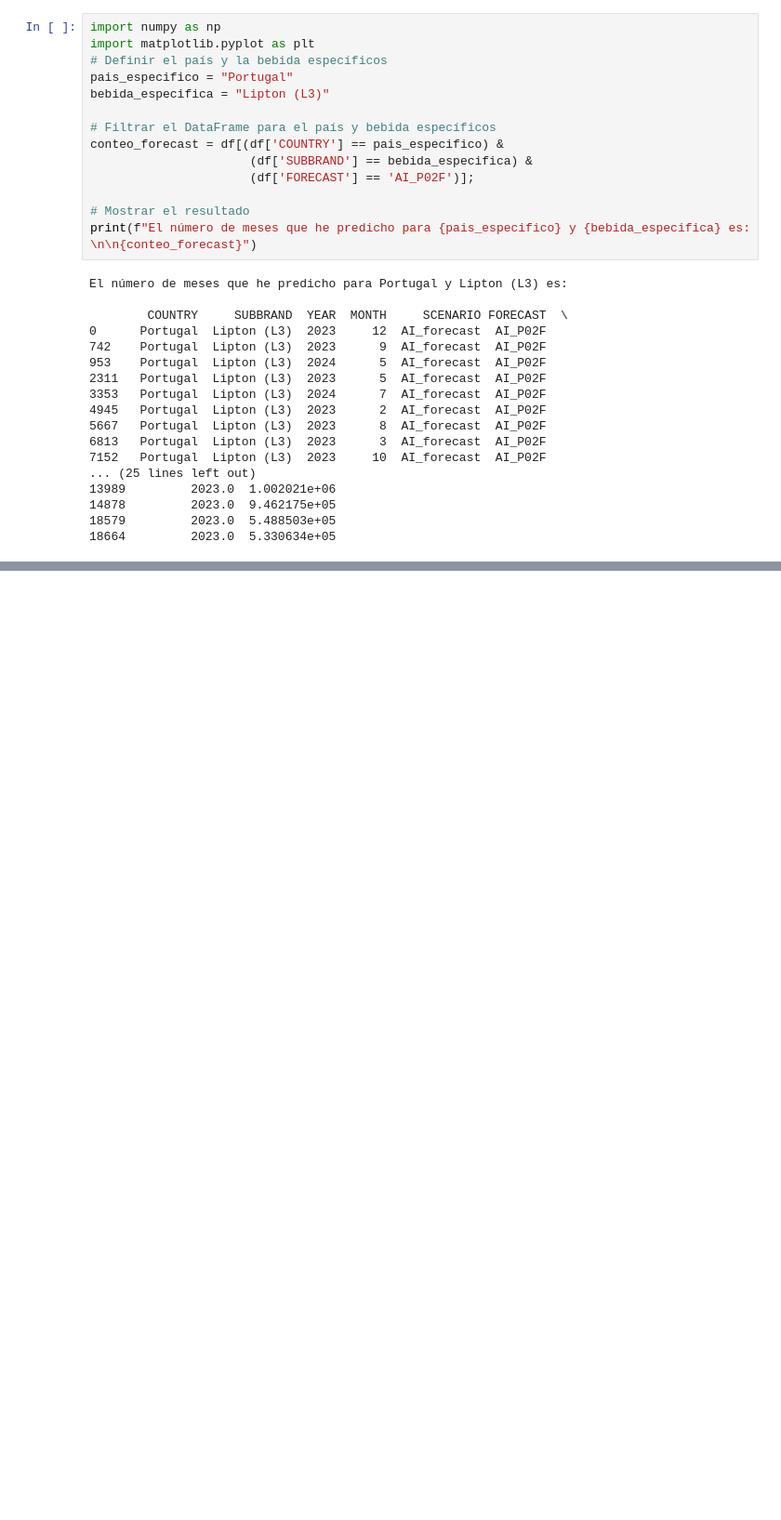
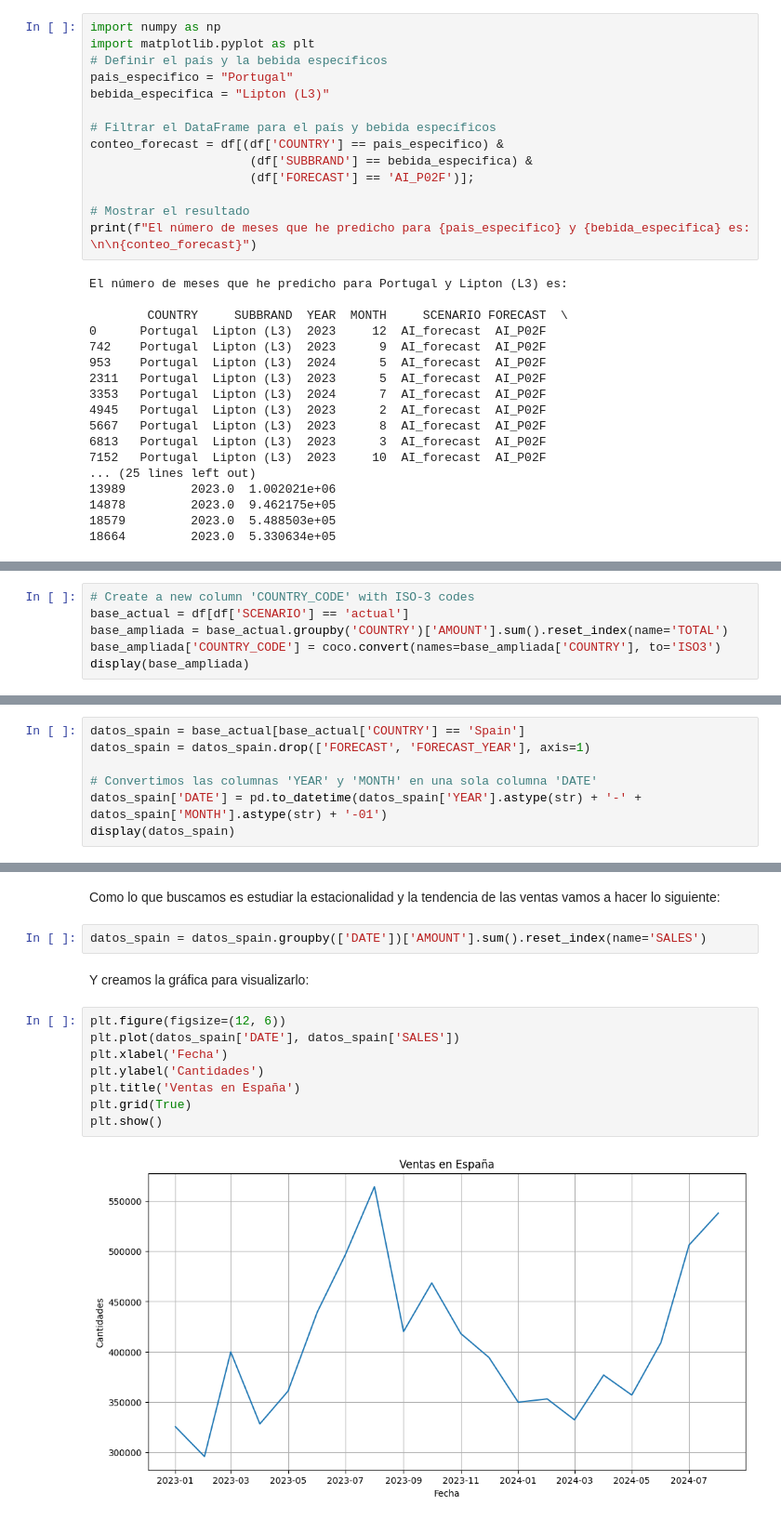
Before and after one commit to susanavillar/VISUALIZACION-DE-DATOS, a Jupyter notebook: Clase2.ipynb, the cells around one changed output, grey strips where cells are left out. Shown at 93% size. Drawn from its saved outputs; the diff is of its cells as text; blank space fills up the shorter version.

```diff
--- a/Clase2.ipynb
+++ b/Clase2.ipynb
@@ -138,0 +215,6 @@ Cual es la tendencia y estacionalidad de:
+# %%
+# Create a new column 'COUNTRY_CODE' with ISO-3 codes
+base_actual = df[df['SCENARIO'] == 'actual']
+base_ampliada = base_actual.groupby('COUNTRY')['AMOUNT'].sum().reset_index(name='TOTAL')
+base_ampliada['COUNTRY_CODE'] = coco.convert(names=base_ampliada['COUNTRY'], to='ISO3')
+display(base_ampliada)
@@ -138,0 +352,7 @@ Cual es la tendencia y estacionalidad de:
+# %%
+datos_spain = base_actual[base_actual['COUNTRY'] == 'Spain']
+datos_spain = datos_spain.drop(['FORECAST', 'FORECAST_YEAR'], axis=1)
+
+# Convertimos las columnas 'YEAR' y 'MONTH' en una sola columna 'DATE'
+datos_spain['DATE'] = pd.to_datetime(datos_spain['YEAR'].astype(str) + '-' + datos_spain['MONTH'].astype(str) + '-01')
+display(datos_spain)
@@ -138,0 +387,16 @@ Cual es la tendencia y estacionalidad de:
+# %% [markdown]
+Como lo que buscamos es estudiar la estacionalidad y la tendencia de las ventas vamos a hacer lo siguiente:
+# %%
+datos_spain = datos_spain.groupby(['DATE'])['AMOUNT'].sum().reset_index(name='SALES')
+# %% [markdown]
+Y creamos la gráfica para visualizarlo:
+# %%
+plt.figure(figsize=(12, 6))
+plt.plot(datos_spain['DATE'], datos_spain['SALES'])
+plt.xlabel('Fecha')
+plt.ylabel('Cantidades')
+plt.title('Ventas en España')
+plt.grid(True)
+plt.show()
+# %% [output]
+[figure, added]
```
Also changed, not shown: parts of 71 cells of this notebook.
